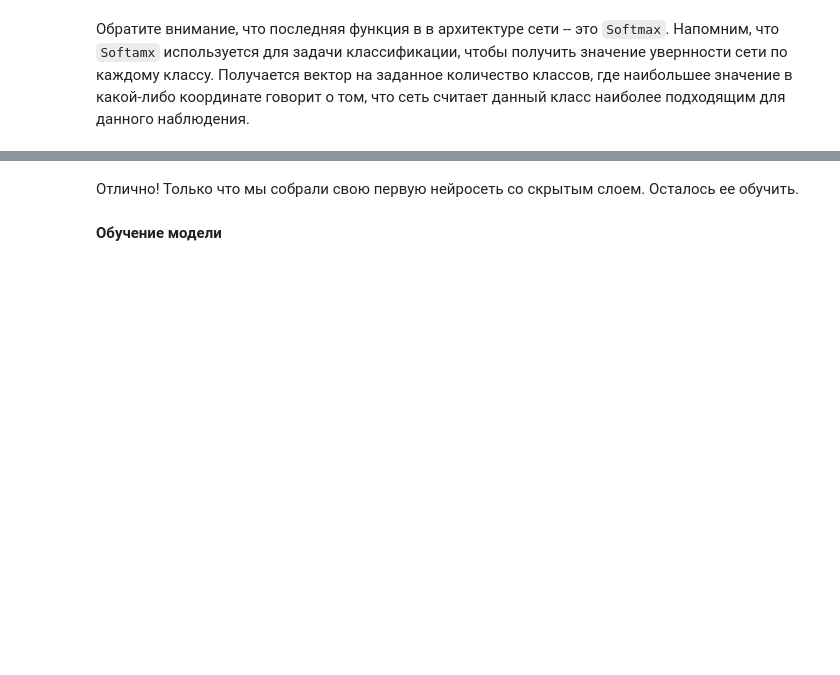
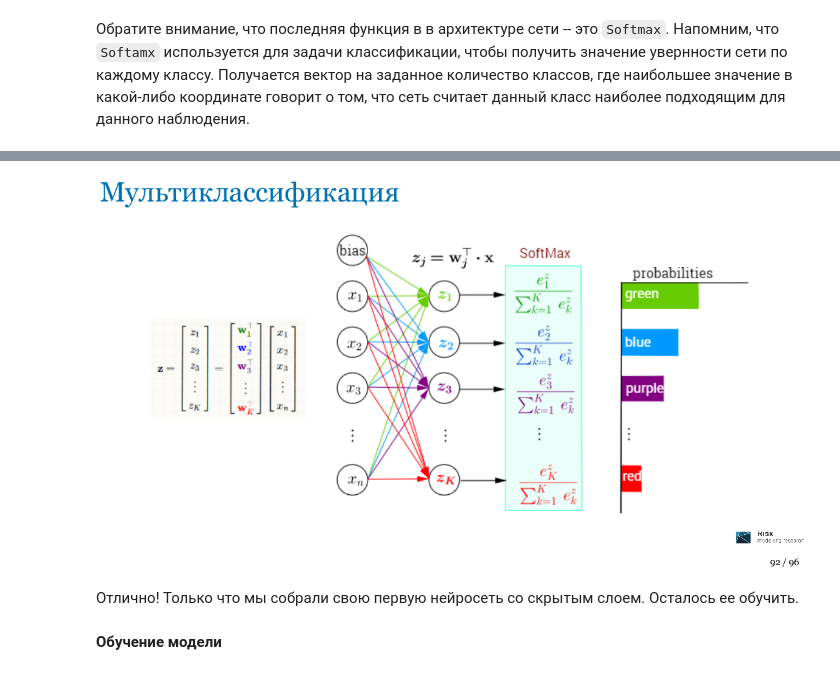
Before and after one commit to ksetdekov/HSE_DL_2021, a Jupyter notebook: 01_week/sem1_intro_classification_pytorch.ipynb, the cells around one changed output, grey strips where cells are left out. Drawn from its saved outputs; the diff is of its cells as text; code cells hidden in the pictures; blank space fills up the shorter version.

```diff
--- a/01_week/sem1_intro_classification_pytorch.ipynb
+++ b/01_week/sem1_intro_classification_pytorch.ipynb
@@ -393,6 +403,10 @@ Sequential(
 Обратите внимание, что последняя функция в в архитектуре сети -- это `Softmax`. Напомним, что `Softamx` используется для задачи классификации, чтобы получить значение увернности сети по каждому классу. Получается вектор на заданное количество классов, где наибольшее значение в какой-либо координате говорит о том, что сеть считает данный класс наиболее подходящим для данного наблюдения.
 # %% [markdown]
 !["Softmax"](./images/Softmax.png 'Softmax')
+# %%
+display.Image('images/Softmax.png')
+# %% [output]
+[figure, added]
 # %% [markdown]
 Отлично! Только что мы собрали свою первую нейросеть со скрытым слоем. Осталось ее обучить.
 # %% [markdown]
```
Also changed, not shown: parts of 10 cells of this notebook.
